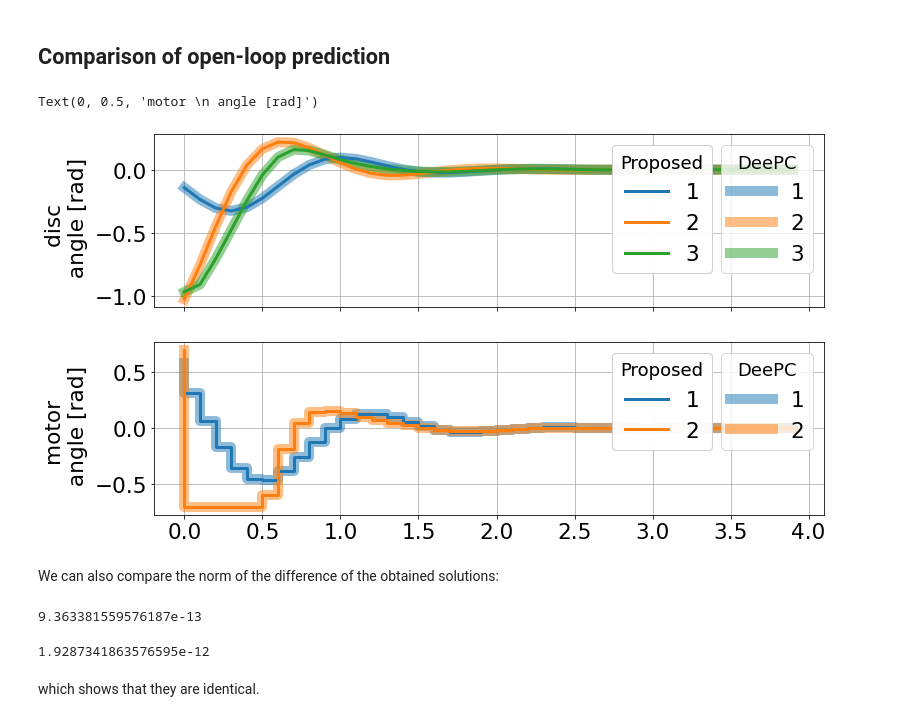
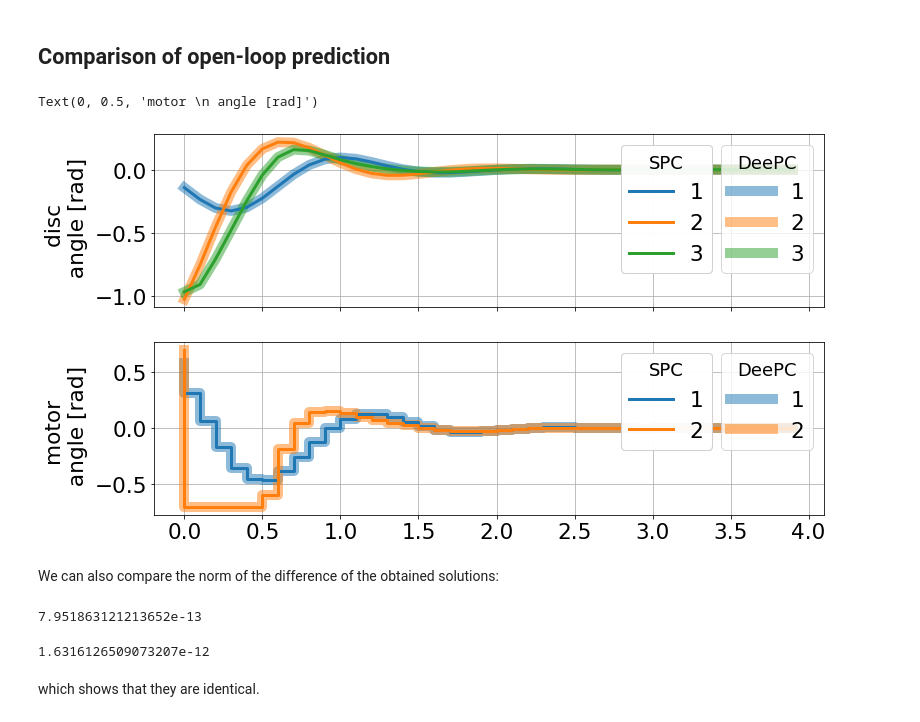
Before and after one commit to 4flixt/DeePC_Perspective, a Jupyter notebook: ECC2021/res_01_woNoise.ipynb, the cells around one changed output. Cells and saved outputs as stored; diff of their text form; code cells hidden in the pictures.

```diff
--- a/ECC2021/res_01_woNoise.ipynb
+++ b/ECC2021/res_01_woNoise.ipynb
@@ -290,27 +291,27 @@ opt_p_num = opt_p(0)
 # Create the objective:
 obj = 0
 for k in range(N):
-    obj += sum1(opt_x['y_N',k]**2)+0.1*sum1(opt_x['u_N', k]**2)
+    obj += sum1(opt_x_spc['y_N',k]**2)+0.1*sum1(opt_x_spc['u_N', k]**2)
 
 
 # Create the constraints:
-b = vertcat(*opt_p['u_Tini'], *opt_x['u_N'], *opt_p['y_Tini'])
-y_N = vertcat(*opt_x['y_N'])
+b = vertcat(*opt_p_spc['y_Tini'], *opt_p_spc['u_Tini'], *opt_x_spc['u_N'])
+y_N = vertcat(*opt_x_spc['y_N'])
 cons = P@b-y_N
 
 
 # Create lower and upper bound structures and set all values to plus/minus infinity.
-lbx = opt_x(-np.inf)
-ubx = opt_x(np.inf)
+lbx_spc = opt_x_spc(-np.inf)
+ubx_spc = opt_x_spc(np.inf)
 
 # Set only bounds on u_N
-lbx['u_N'] = -0.7
-ubx['u_N'] = 0.7
+lbx_spc['u_N'] = -0.7
+ubx_spc['u_N'] = 0.7
 
 
 # Create Optim
-nlp = {'x':opt_x, 'f':obj, 'g':cons, 'p':opt_p}
-S_msm = nlpsol('S', 'ipopt', nlp)
+nlp = {'x':opt_x_spc, 'f':obj, 'g':cons, 'p':opt_p_spc}
+S_spc = nlpsol('S', 'ipopt', nlp)
 # %% [markdown]
 ## DeePC
 
@@ -362,8 +363,8 @@ for k in range(N):
 
 
 # Create the constraints
-A = vertcat(U_Tini, U_N, Y_Tini, Y_N)
-b = vertcat(*opt_p_dpc['u_Tini'], *opt_x_dpc['u_N'], *opt_p_dpc['y_Tini'], *opt_x_dpc['y_N'])
+A = vertcat(Y_Tini, U_Tini, U_N, Y_N)
+b = vertcat(*opt_p_dpc['y_Tini'], *opt_p_dpc['u_Tini'], *opt_x_dpc['u_N'], *opt_x_dpc['y_N'])
 
 cons = A@opt_x_dpc['g']-b
 
@@ -401,8 +402,8 @@ u_Tini = sys.u[-T_ini:,:]
 # %% [markdown]
 Assign these initial conditions to the parameter structures for both optimizers
 # %%
-opt_p_num['y_Tini'] = vertsplit(y_Tini)
-opt_p_num['u_Tini'] = vertsplit(u_Tini)
+opt_p_num_spc['y_Tini'] = vertsplit(y_Tini)
+opt_p_num_spc['u_Tini'] = vertsplit(u_Tini)
 
 opt_p_num_dpc['y_Tini'] = vertsplit(y_Tini)
 opt_p_num_dpc['u_Tini'] = vertsplit(u_Tini)
@@ -411,7 +412,7 @@ opt_p_num_dpc['u_Tini'] = vertsplit(u_Tini)
 # %%
-r = S_msm(p=opt_p_num,lbx=lbx,ubx=ubx,lbg=0,ubg=0)
+r = S_spc(p=opt_p_num_spc,lbx=lbx_spc,ubx=ubx_spc,lbg=0,ubg=0)
 # Extract solution
-opt_x_num.master = r['x']
-u_N = horzcat(*opt_x_num['u_N']).full().T
-y_N = horzcat(*opt_x_num['y_N']).full().T
+opt_x_num_spc.master = r['x']
+u_N_spc = horzcat(*opt_x_num_spc['u_N']).full().T
+y_N_spc = horzcat(*opt_x_num_spc['y_N']).full().T
 # %% [output]
@@ -461,37 +462,37 @@ Total number of equality constraints.................:      220
 # %%
 fig, ax = plt.subplots(2,1, figsize=(12,7), sharex=True)
 
 t = np.arange(N)*0.1
 y_dpc_lines = ax[0].plot(t,y_N_dpc, linewidth=10, alpha=.5)
 ax[0].set_prop_cycle(None)
-y_msm_lines = ax[0].plot(t,y_N)
+y_msm_lines = ax[0].plot(t,y_N_spc)
 u_dpc_lines = ax[1].step(t,u_N_dpc,linewidth=10, alpha=.5)
 ax[1].set_prop_cycle(None)
-u_msm_lines = ax[1].step(t,u_N)
+u_msm_lines = ax[1].step(t,u_N_spc)
 
 plt.sca(ax[0])
 ax[0].add_artist(plt.legend(y_dpc_lines,'123', title ='DeePC', loc=1))
-ax[0].add_artist(plt.legend(y_msm_lines, '123', title='Proposed', loc=1, bbox_to_anchor=(0.85, 1)))
+ax[0].add_artist(plt.legend(y_msm_lines, '123', title='SPC', loc=1, bbox_to_anchor=(0.85, 1)))
 ax[0].set_ylabel('disc \n angle [rad]')
 
 
 plt.sca(ax[1])
 ax[1].add_artist(plt.legend(u_dpc_lines,'12', title ='DeePC', loc=1))
-ax[1].add_artist(plt.legend(u_msm_lines, '12', title='Proposed', loc=1, bbox_to_anchor=(0.85, 1)))
+ax[1].add_artist(plt.legend(u_msm_lines, '12', title='SPC', loc=1, bbox_to_anchor=(0.85, 1)))
 ax[1].set_ylabel('motor \n angle [rad]')
 # %% [output]
 Text(0, 0.5, 'motor \n angle [rad]')
-[figure, old version]
+[figure, new version]
 # %% [markdown]
 We can also compare the norm of the difference of the obtained solutions:
 # %%
-np.linalg.norm(y_N_dpc-y_N)
+np.linalg.norm(y_N_dpc-y_N_spc)
 # %% [output]
-9.363381559576187e-13
+7.951863121213652e-13
 # %%
-np.linalg.norm(u_N_dpc-u_N)
+np.linalg.norm(u_N_dpc-u_N_spc)
 # %% [output]
-1.9287341863576595e-12
+1.6316126509073207e-12
 # %% [markdown]
 which shows that they are identical.
 # %% [markdown]
```
Also changed, not shown: parts of 30 cells of this notebook, 2 other files.
